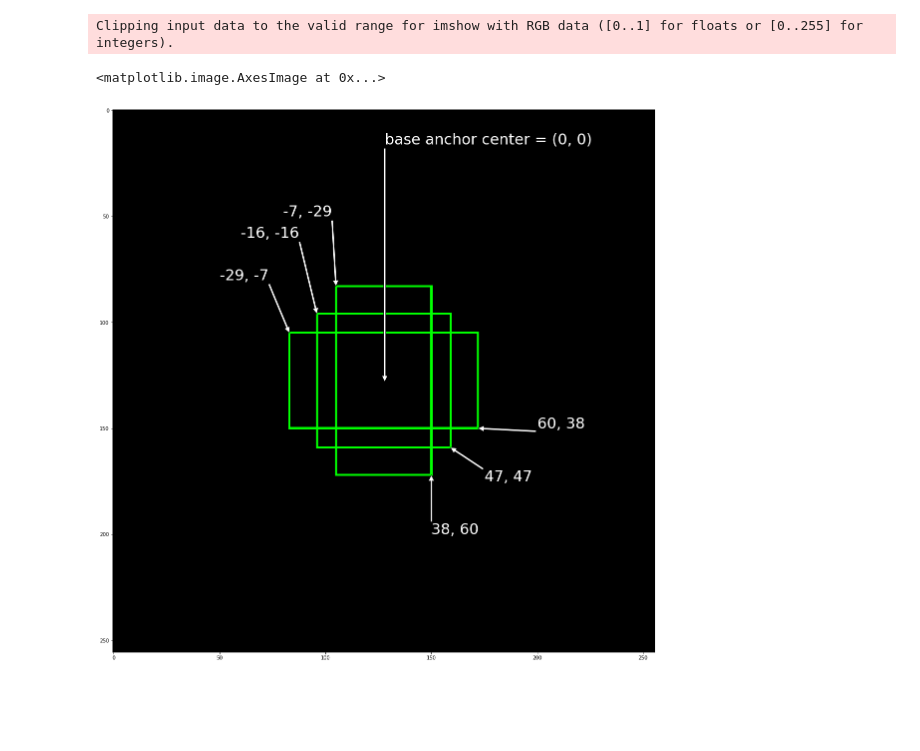
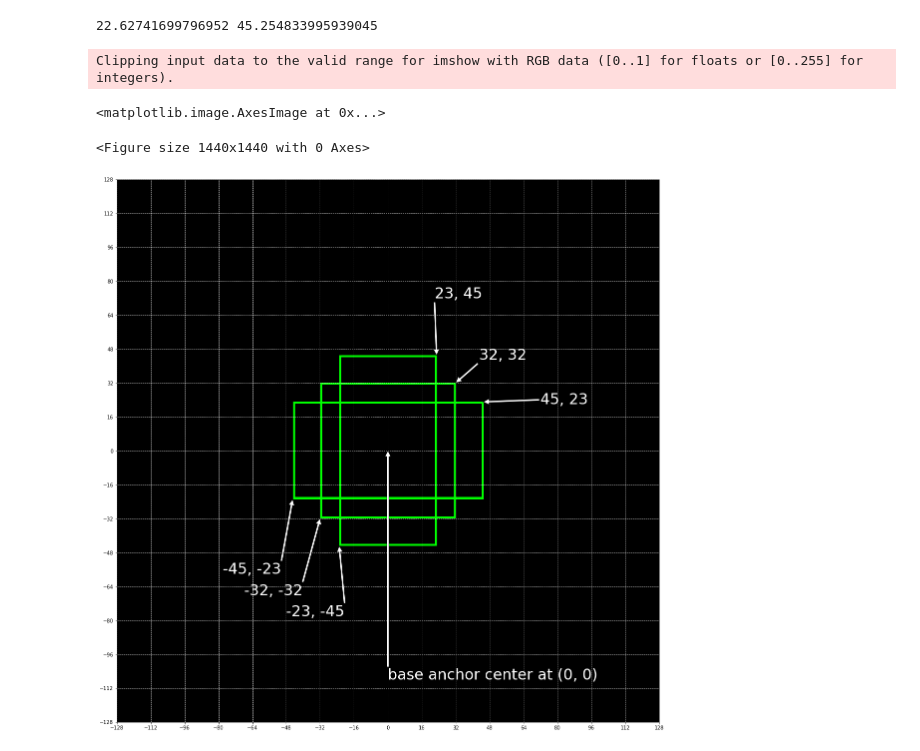
Before and after one commit to whikwon/mpmmdet, a Jupyter notebook: mmdet/anchor/draw_anchor.ipynb, the cells around one changed output. Cells and saved outputs as stored; diff of their text form; code cells hidden in the pictures; blank space fills up the shorter version.

Commit message:
Add advanced grid to draw anchor

```diff
--- a/mmdet/anchor/draw_anchor.ipynb
+++ b/mmdet/anchor/draw_anchor.ipynb
@@ -47,44 +97,50 @@ def grid_anchors(base_anchors, featmap_size, stride=16, device='cuda'):
 base_anchor = gen_base_anchors(32, torch.Tensor([0.5, 1, 2]), torch.Tensor([2]))
 board = np.zeros((256, 256, 3))
 all_anchors, shifts = grid_anchors(base_anchor, (32, 32), 16)
+# %%
+from math import sqrt
+print(32/sqrt(2), 32 * sqrt(2))
+# %% [output]
+22.62741699796952 45.254833995939045
 # %%
 for anchor in base_anchor:
     x1, y1, x2, y2 = np.array(anchor) + 112
     cv2.rectangle(board, (x1, y1), (x2, y2), (0, 255, 0), 1)
 
 board[board>255] = 255
 fig = plt.figure(figsize=(20,20))
-ax = fig.add_subplot(111)
+ax = prepare_base_figure((1,1,1), 16)
 
-ax.annotate('base anchor center = (0, 0)', xy=(128, 128), xytext=(128, 16), color='white',size=30,
+ax.annotate('base anchor center at (0, 0)', xy=(0, 0), xytext=(0, -108), color='white',size=30,
             arrowprops=dict(facecolor='white', shrink=5),
             )
 
-ax.annotate('-7, -29', xy=(105, 83), xytext=(80, 50), color='white',size=30,
+ax.annotate('-23, -45', xy=(-23, -45), xytext=(-48, -78), color='white',size=30,
             arrowprops=dict(facecolor='white', shrink=5),
             )
-ax.annotate('-16, -16', xy=(96, 96), xytext=(60, 60), color='white',size=30,
+ax.annotate('-32, -32', xy=(-32, -32), xytext=(-68, -68), color='white',size=30,
             arrowprops=dict(facecolor='white', shrink=5),
             )
-ax.annotate('-29, -7', xy=(83, 105), xytext=(50, 80), color='white',size=30,
+ax.annotate('-45, -23', xy=(-45, -23), xytext=(-78, -58), color='white',size=30,
             arrowprops=dict(facecolor='white', shrink=5),
             )
 
-ax.annotate('38, 60', xy=(150, 172), xytext=(150, 200), color='white',size=30,
+ax.annotate('23, 45', xy=(23, 45), xytext=(22, 72), color='white',size=30,
             arrowprops=dict(facecolor='white', shrink=5),
             )
-ax.annotate('47, 47', xy=(159, 159), xytext=(175, 175), color='white',size=30,
+ax.annotate('32, 32', xy=(32, 32), xytext=(43, 43), color='white',size=30,
             arrowprops=dict(facecolor='white', shrink=5),
             )
-ax.annotate('60, 38', xy=(172, 150), xytext=(200, 150), color='white',size=30,
+ax.annotate('45, 23', xy=(45, 23), xytext=(72, 22), color='white',size=30,
             arrowprops=dict(facecolor='white', shrink=5),
             )
 
-plt.imshow(board)
+ax.imshow(board, extent=[-128, 128, -128, 128])
 # %% [output]
 Clipping input data to the valid range for imshow with RGB data ([0..1] for floats or [0..255] for integers).
 <matplotlib.image.AxesImage at 0x...>
+<Figure size 1440x1440 with 0 Axes>
-[figure, old version]
+[figure, new version]
 # %%
 base_anchor = gen_base_anchors(32, torch.Tensor([0.5, 1, 2]), torch.Tensor([2, 2*2**(1/3), 2*2**(2/3)]))
 board = np.zeros((512, 512, 3))
```
Also changed, not shown: parts of 4 cells of this notebook.
